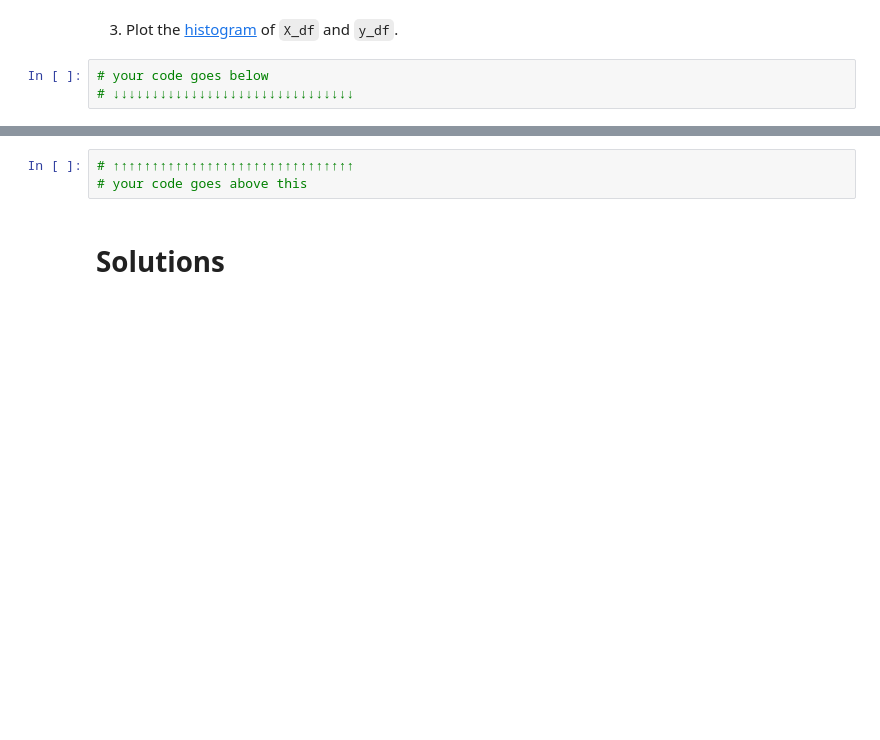
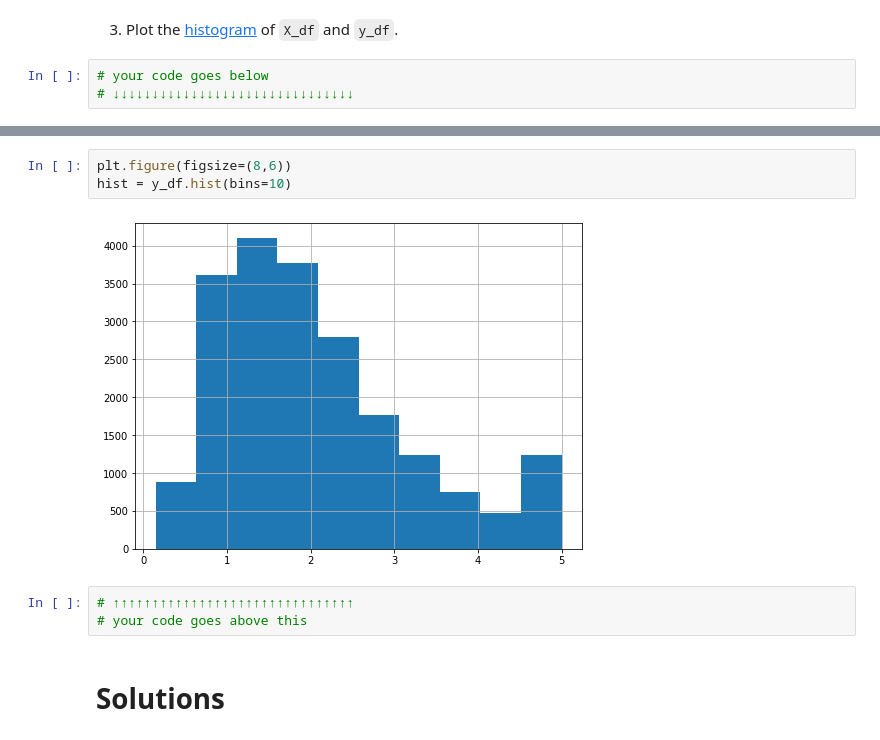
Before and after one commit to ThOliveira23/PH482_582_Sp22, a Jupyter notebook: Exercises/00_Exercise0_Thales.ipynb, the cells around one changed output, grey strips where cells are left out. Saved outputs shown, nothing was run; the diff lists cells and outputs as text; blank space fills up the shorter version.

```diff
--- a/Exercises/00_Exercise0_Thales.ipynb
+++ b/Exercises/00_Exercise0_Thales.ipynb
@@ -195,3 +287,8 @@ y_df = california_housing_df['target']
+# %%
+plt.figure(figsize=(8,6))
+hist = y_df.hist(bins=10)
+# %% [output]
+[figure, added]
 # %%
 # ↑↑↑↑↑↑↑↑↑↑↑↑↑↑↑↑↑↑↑↑↑↑↑↑↑↑↑↑↑↑↑
 # your code goes above this
```
Also changed, not shown: parts of 21 cells of this notebook.
